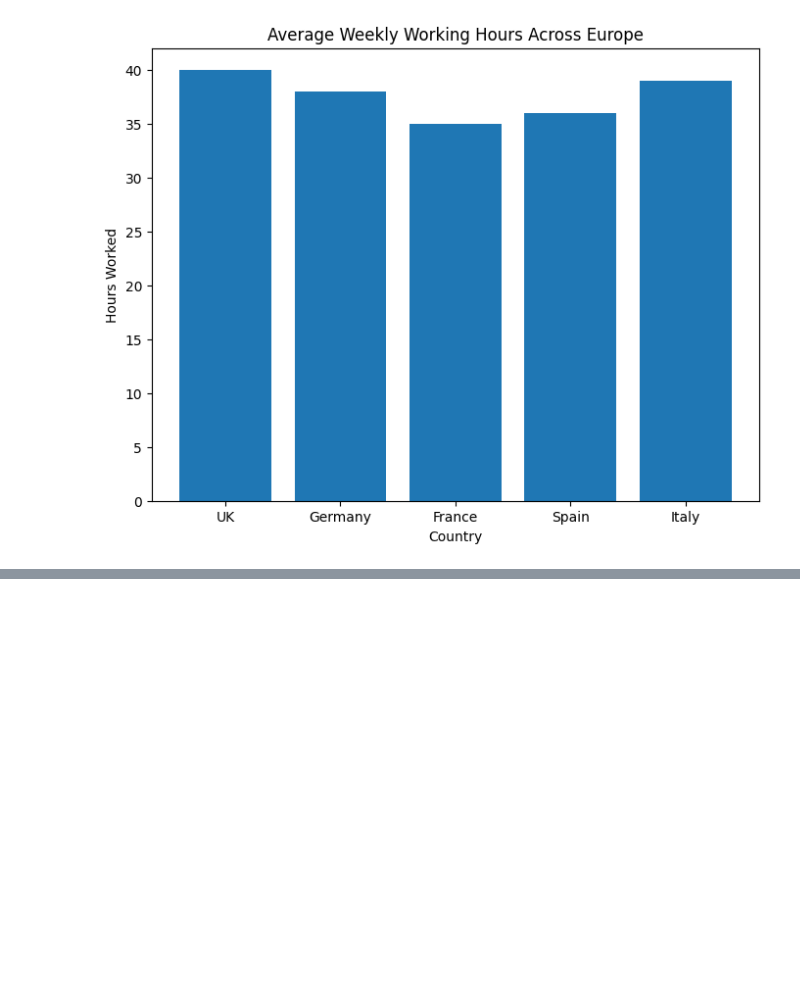
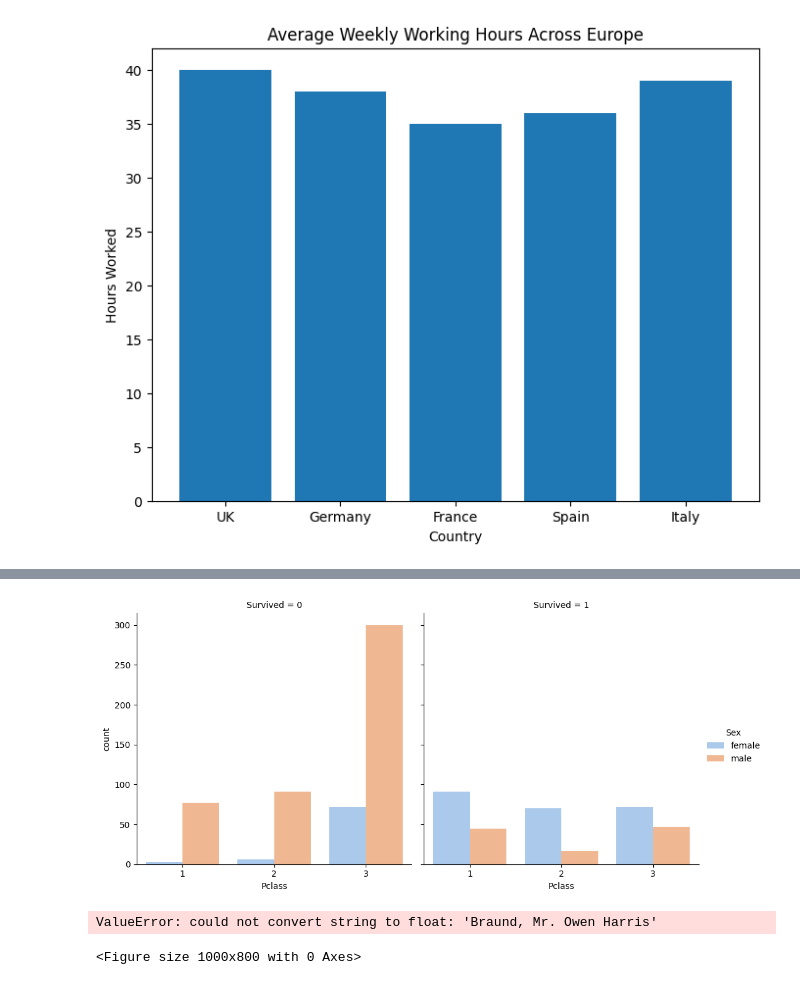
Before and after one commit to Ragul7327/Ragul7327, a Jupyter notebook: ragulEDA.ipynb, the cells around one changed output, grey strips where cells are left out. Cells and saved outputs as stored; diff of their text form; code cells hidden in the pictures; blank space fills up the shorter version.

```diff
--- a/ragulEDA.ipynb
+++ b/ragulEDA.ipynb
@@ -522,0 +621,15 @@ plt.show()
+# %%
+# Survival rate by class and gender
+sns.catplot(x='Pclass', hue='Sex', col='Survived', kind='count', data=titanic_data, palette='pastel')
+plt.show()
+
+# Correlation heatmap
+plt.figure(figsize=(10, 8))
+corr = titanic_data.corr()
+sns.heatmap(corr, annot=True, cmap='coolwarm', linewidths=0.5)
+plt.title('Correlation Heatmap')
+plt.show()
+# %% [output]
+[figure, added]
+ValueError: could not convert string to float: 'Braund, Mr. Owen Harris'
+<Figure size 1000x800 with 0 Axes>
```
Also changed, not shown: parts of 5 cells of this notebook.
